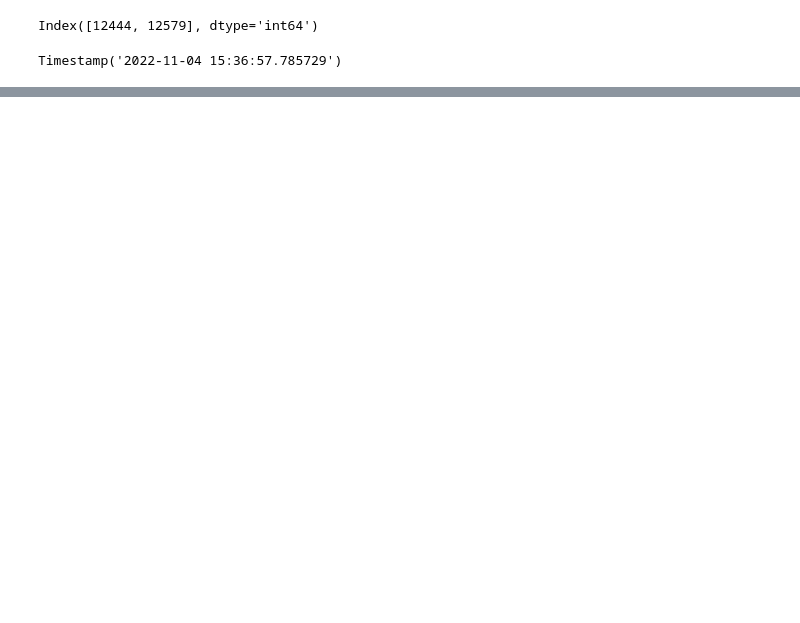
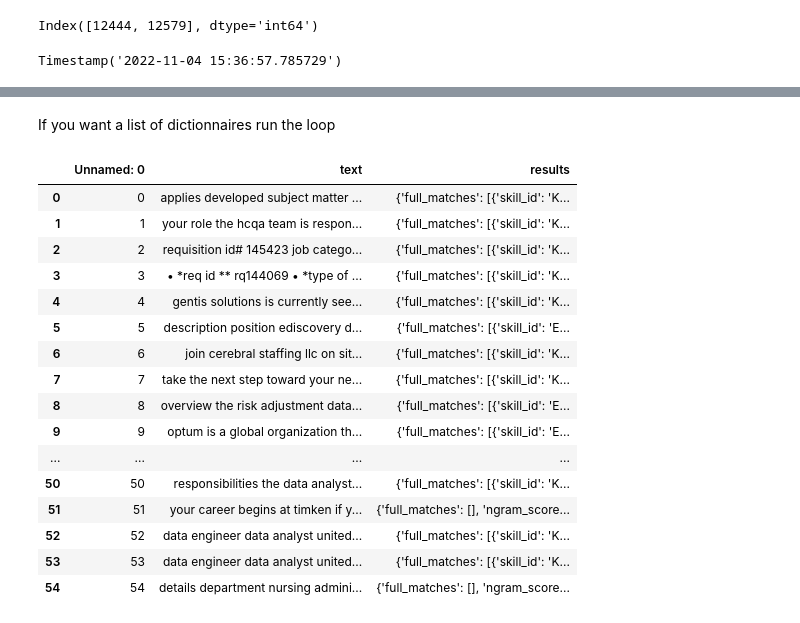
Before and after one commit to KristinaGol/Capstone-Project-DataCVPro, a Jupyter notebook: jobs1.ipynb, the cells around one changed output, grey strips where cells are left out. Saved outputs shown, nothing was run; the diff lists cells and outputs as text; code cells hidden in the pictures; blank space fills up the shorter version.

Commit message:
gsearch notebooks, 1 cleaning, 2 skillNer test, 3 NLP processing

```diff
--- a/jobs1.ipynb
+++ b/jobs1.ipynb
@@ -263,0 +363,2 @@ annotations = skill_extractor.annotate(job_description)
+# %% [markdown]
+If you want a list of dictionnaires run the loop
@@ -265,0 +396,24 @@ print(annotations)
+# %%
+#SKILLS = pd.read_csv("skills_list_31500_32022.csv")
+#SKILLS = pd.read_csv("skills_list_31000_31500.csv")# genau angucken! position summary what you ii do working at ...
+SKILLS = pd.read_csv("skills_list_29500_31000.csv")
+# %%
+display(SKILLS[0:55])
+# %% [output]
+|  | Unnamed: 0 | text | results |
+| 0 | 0 | applies developed subject matter ... | {'full_matches': [{'skill_id': 'K... |
+| 1 | 1 | your role the hcqa team is respon... | {'full_matches': [{'skill_id': 'K... |
+| 2 | 2 | requisition id# 145423 job catego... | {'full_matches': [{'skill_id': 'K... |
+| 3 | 3 | • *req id ** rq144069 • *type of ... | {'full_matches': [{'skill_id': 'K... |
+| 4 | 4 | gentis solutions is currently see... | {'full_matches': [{'skill_id': 'K... |
+| 5 | 5 | description position ediscovery d... | {'full_matches': [{'skill_id': 'E... |
+| 6 | 6 | join cerebral staffing llc on sit... | {'full_matches': [{'skill_id': 'K... |
+| 7 | 7 | take the next step toward your ne... | {'full_matches': [{'skill_id': 'K... |
+| 8 | 8 | overview the risk adjustment data... | {'full_matches': [{'skill_id': 'E... |
+| 9 | 9 | optum is a global organization th... | {'full_matches': [{'skill_id': 'E... |
+| ... | ... | ... | ... |
+| 50 | 50 | responsibilities the data analyst... | {'full_matches': [{'skill_id': 'K... |
+| 51 | 51 | your career begins at timken if y... | {'full_matches': [], 'ngram_score... |
+| 52 | 52 | data engineer data analyst united... | {'full_matches': [{'skill_id': 'K... |
+| 53 | 53 | data engineer data analyst united... | {'full_matches': [{'skill_id': 'K... |
+| 54 | 54 | details department nursing admini... | {'full_matches': [], 'ngram_score... |
```
Also changed, not shown: parts of 53 cells of this notebook, 6 other files.
